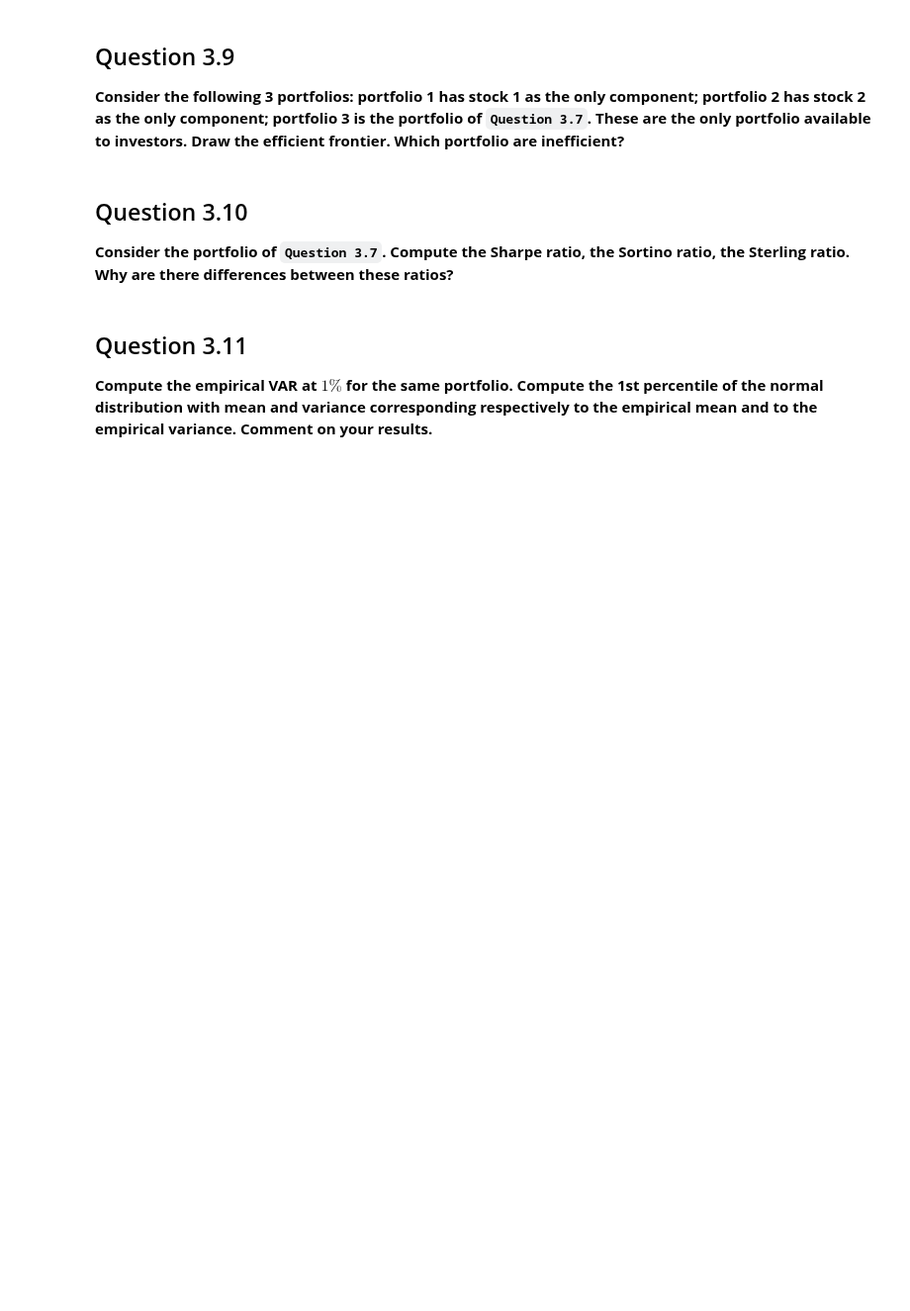
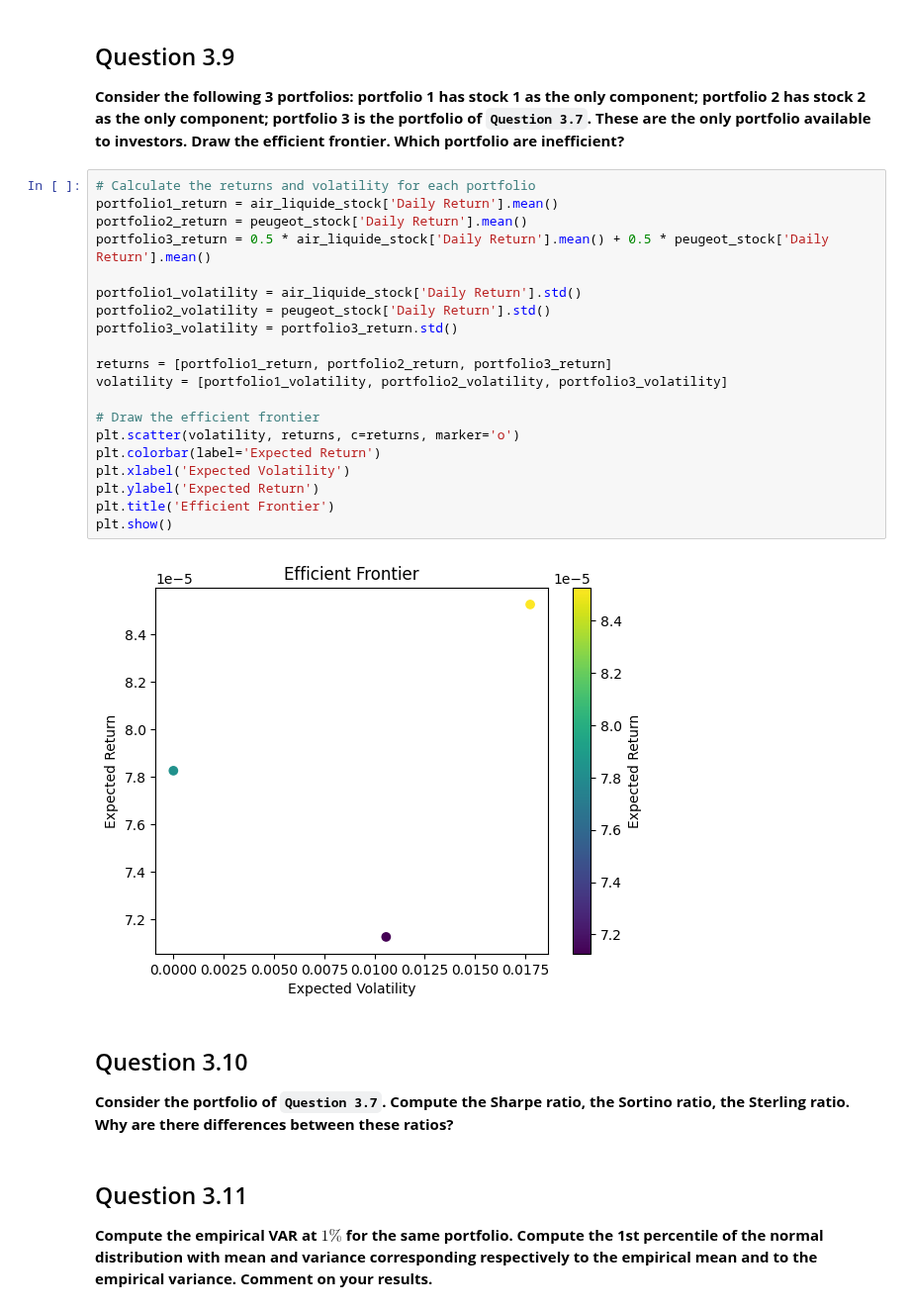
Before and after one commit to leonardohannas/MODS205_TelecomParis, a Jupyter notebook: proj.ipynb, the cells around one changed output. Shown at 99% size. Saved outputs shown, nothing was run; the diff lists cells and outputs as text; blank space fills up the shorter version.

```diff
--- a/proj.ipynb
+++ b/proj.ipynb
@@ -389,6 +409,28 @@ From the results we can see that when we mix both stocks in the portfolio we can
 # %% [markdown]
 ## Question 3.9
 **Consider the following 3 portfolios: portfolio 1 has stock 1 as the only component; portfolio 2 has stock 2 as the only component; portfolio 3 is the portfolio of `Question 3.7`. These are the only portfolio available to investors. Draw the efficient frontier. Which portfolio are inefficient?**
+# %%
+# Calculate the returns and volatility for each portfolio
+portfolio1_return = air_liquide_stock['Daily Return'].mean()
+portfolio2_return = peugeot_stock['Daily Return'].mean()
+portfolio3_return = 0.5 * air_liquide_stock['Daily Return'].mean() + 0.5 * peugeot_stock['Daily Return'].mean()
+
+portfolio1_volatility = air_liquide_stock['Daily Return'].std()
+portfolio2_volatility = peugeot_stock['Daily Return'].std()
+portfolio3_volatility = portfolio3_return.std()
+
+returns = [portfolio1_return, portfolio2_return, portfolio3_return]
+volatility = [portfolio1_volatility, portfolio2_volatility, portfolio3_volatility]
+
+# Draw the efficient frontier
+plt.scatter(volatility, returns, c=returns, marker='o')
+plt.colorbar(label='Expected Return')
+plt.xlabel('Expected Volatility')
+plt.ylabel('Expected Return')
+plt.title('Efficient Frontier')
+plt.show()
+# %% [output]
+[figure, added]
 # %% [markdown]
 ## Question 3.10
 **Consider the portfolio of `Question 3.7`. Compute the Sharpe ratio, the Sortino ratio, the Sterling ratio. Why are there differences between these ratios?**
```
Also changed, not shown: parts of 1 cell of this notebook.
